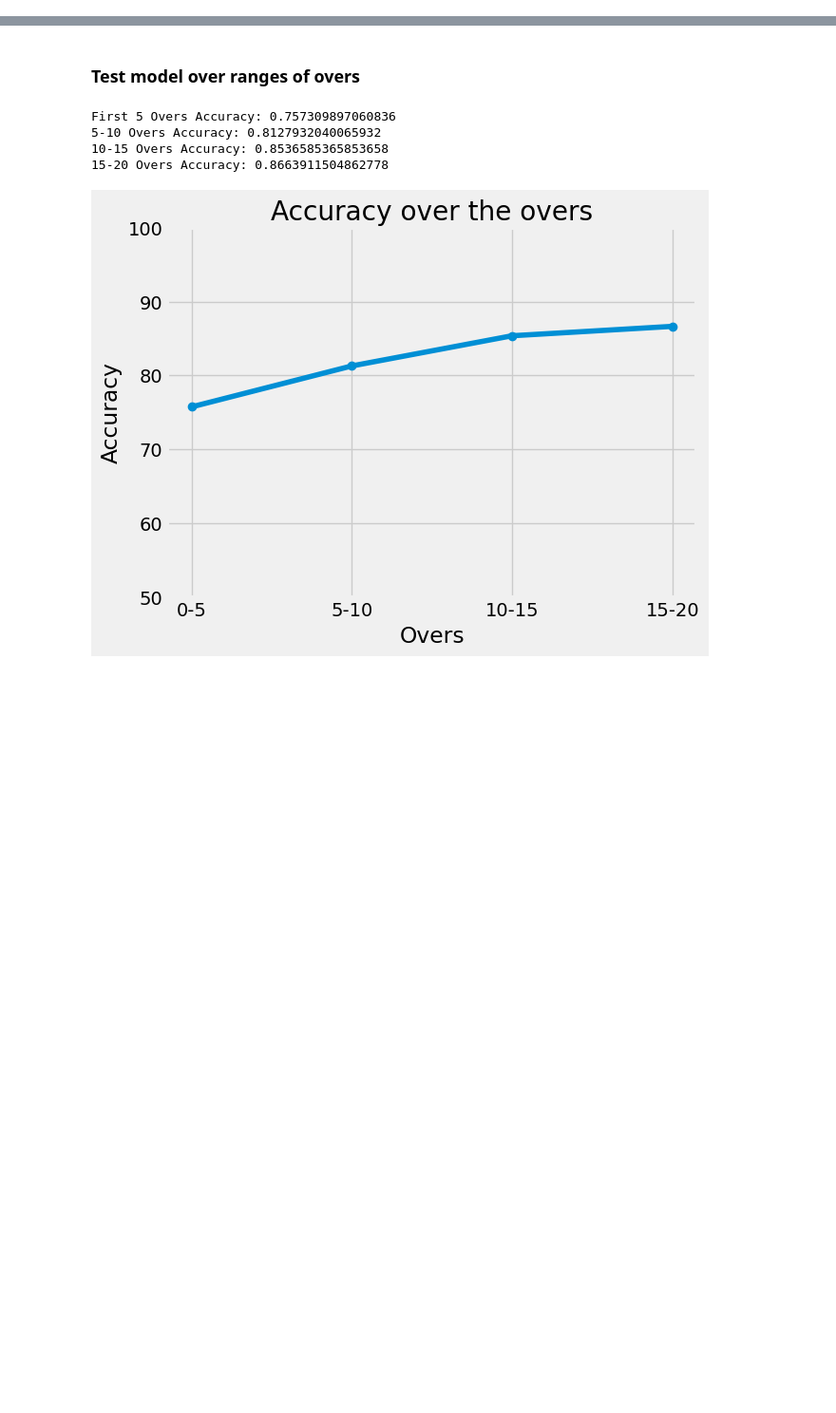
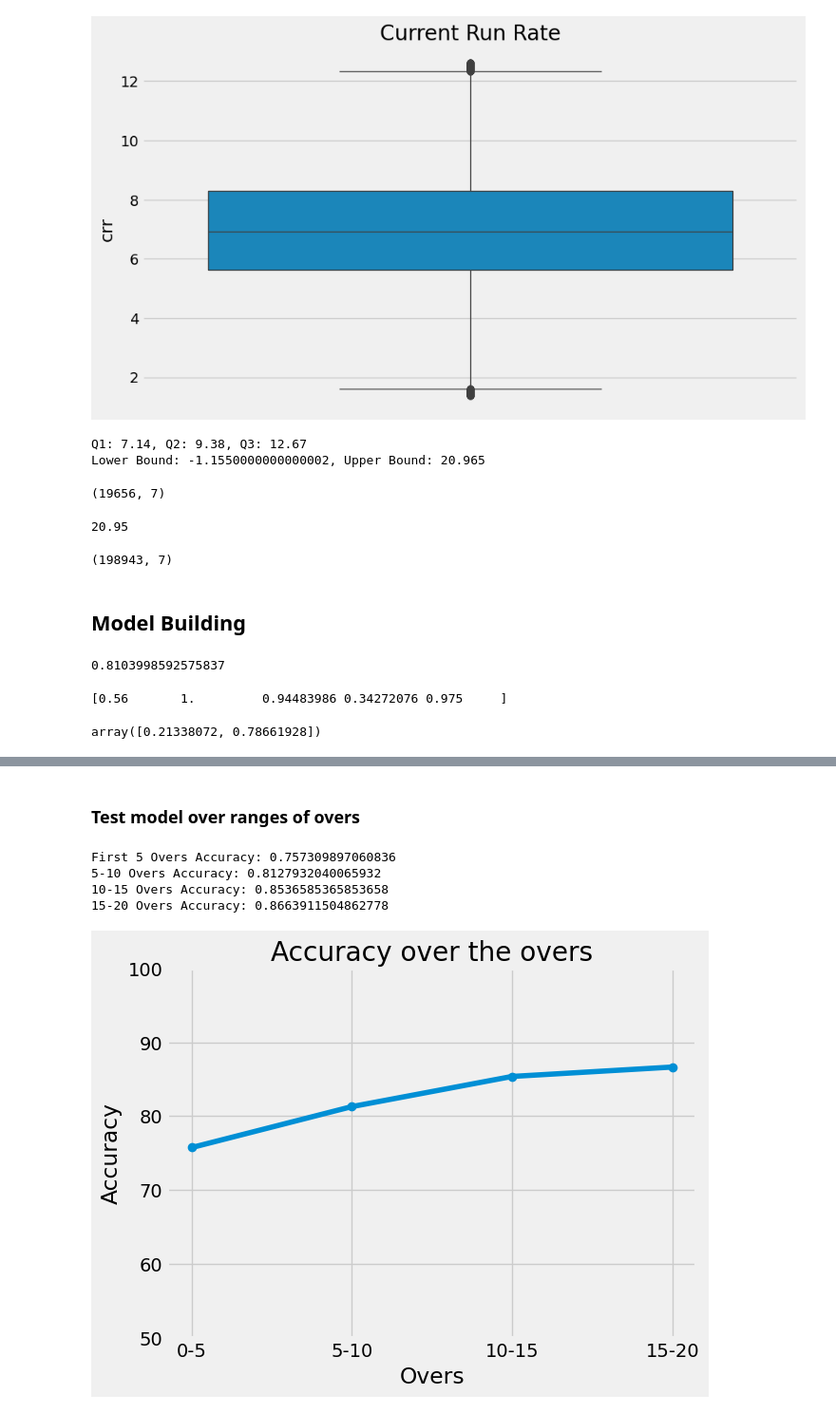
Before and after one commit to rushabhhere/t20-winner-prediction, a Jupyter notebook: model.ipynb, the cells around one changed output, grey strips where cells are left out. Shown at 95% size. Cells and saved outputs as stored; diff of their text form; code cells hidden in the pictures; blank space fills up the shorter version.

```diff
--- a/model.ipynb
+++ b/model.ipynb
@@ -70,0 +207,3 @@ df
+# %%
+# remove values where balls remaining is less than 0
+df = df[df['balls_remaining'] >= 0]
@@ -70,0 +233,30 @@ df
+# %%
+# boxplot for required run rate
+plt.figure(figsize=(10, 6))
+sns.boxplot(y='crr', data=df)
+plt.title('Current Run Rate')
+plt.show()
+# %% [output]
+[figure, added]
+# %%
+# get q1, q2, q3 for required run rate
+q1 = df['rrr'].quantile(0.25)
+q2 = df['rrr'].quantile(0.5)
+q3 = df['rrr'].quantile(0.75)
+
+print(f'Q1: {q1}, Q2: {q2}, Q3: {q3}')
+
+iqr = q3 - q1
+
+# get lower and upper bounds
+lower_bound = q1 - (1.5 * iqr)
+upper_bound = q3 + (1.5 * iqr)
+
+print(f'Lower Bound: {lower_bound}, Upper Bound: {upper_bound}')
+# %% [output]
+Q1: 7.14, Q2: 9.38, Q3: 12.67
+Lower Bound: -1.1550000000000002, Upper Bound: 20.965
+# %%
+df[df['rrr'] > upper_bound].shape
+# %% [output]
+(19656, 7)
@@ -71,3 +265,13 @@ df
+# %%
+df['rrr'].max()
+# %% [output]
+20.95
+# %%
+df.shape
+# %% [output]
+(198943, 7)
+# %% [markdown]
+## Model Building
 # %%
 # preprocessing for model
 from sklearn.model_selection import train_test_split
@@ -96,6 +297,11 @@ y_pred = model.predict(X_test)
 # %%
-accuracy = model.score(X_test, y_test)
+accuracy = lr_model.score(X_test, y_test)
 accuracy
+# %% [output]
+0.8103998592575837
 # %%
 print(X_test[10])
-model.predict_proba(X_test)[10]
+lr_model.predict_proba(X_test)[10]
+# %% [output]
+[0.56       1.         0.94483986 0.34272076 0.975     ]
+array([0.21338072, 0.78661928])
```
Also changed, not shown: parts of 27 cells of this notebook, 1 other file.
